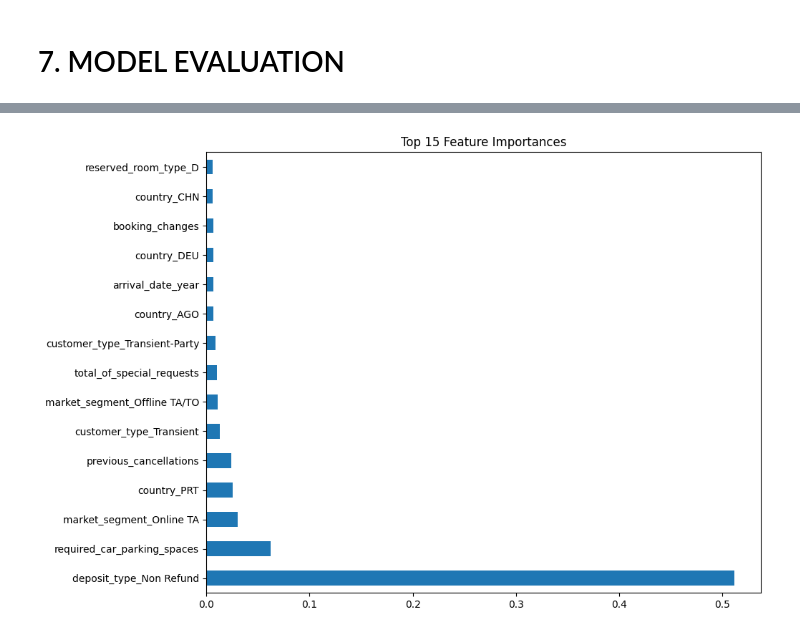
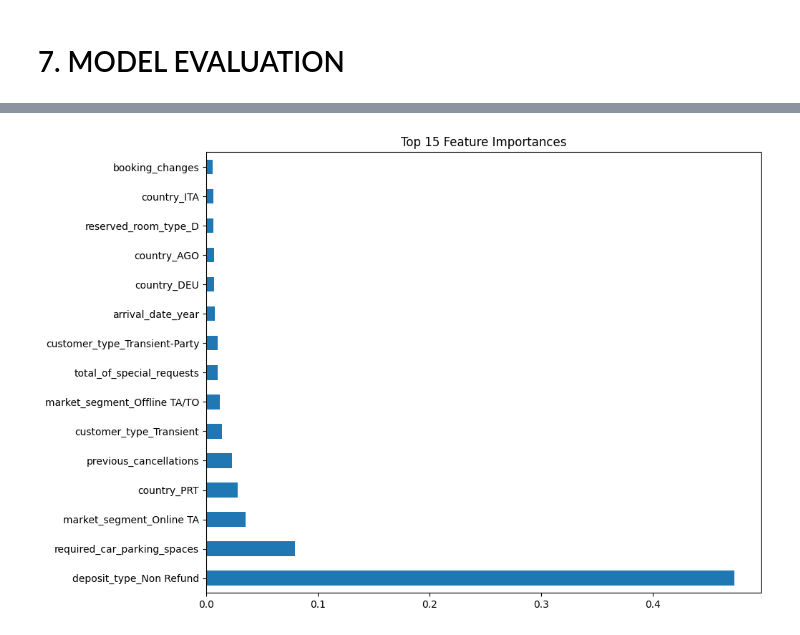
Before and after one commit to Swathi014/22ITCS100-Advanced-Machine-Learning, a Jupyter notebook: Hotel_Booking_Prediction.ipynb, the cells around one changed output, grey strips where cells are left out. Saved outputs shown, nothing was run; the diff lists cells and outputs as text; code cells hidden in the pictures.

```diff
--- a/Hotel_Booking_Prediction.ipynb
+++ b/Hotel_Booking_Prediction.ipynb
@@ -218,3 +222,9 @@ X_train[numerical_cols] = scaler.fit_transform(X_train[numerical_cols])
 X_test[numerical_cols] = scaler.transform(X_test[numerical_cols])
 # %% [markdown]
 # 6. MODEL TRAINING (XGBoost Classifier)
+# %%
+# 1. Calculate the optimal scale_pos_weight based on your original training set (X_train, y_train)
+# Ratio = Count of Negative Class (0) / Count of Positive Class (1)
+class_counts = Counter(y_train)
+weight = class_counts[0] / class_counts[1]
+print(f"Calculated scale_pos_weight for Class 1: {weight:.2f}")
@@ -221,9 +233,8 @@ X_test[numerical_cols] = scaler.transform(X_test[numerical_cols])
 # %%
-# Initialize and train the XGBoost model
-# We set parameters that favor higher accuracy
-print("\nTraining XGBoost Classifier...")
+# 2. Initialize and train the XGBoost model with the weight parameter
+print("\nTraining XGBoost Classifier with Cost-Sensitive Learning...")
 
-xgb_model = xgb.XGBClassifier(
+xgb_model_weighted = xgb.XGBClassifier(
     objective='binary:logistic',
     n_estimators=1000,
     learning_rate=0.05,
@@ -233,6 +244,8 @@ xgb_model = xgb.XGBClassifier(
     use_label_encoder=False,
     eval_metric='logloss',
     random_state=42,
-    tree_method='hist' # Faster training for large datasets
+    tree_method='hist',
+    # 🌟 THIS IS THE KEY CHANGE 🌟
+    scale_pos_weight=weight
 )
 # %% [output]
@@ -240,11 +253,10 @@ Training XGBoost Classifier...
 # %%
-xgb_model.fit(
+# Fit on the ORIGINAL training data
+xgb_model_weighted.fit(
     X_train, y_train,
     eval_set=[(X_test, y_test)],
     verbose=False
 )
-
-print("Model training complete.")
 # %% [output]
 Parameters: { "use_label_encoder" } are not used.
 
@@ -313,9 +346,9 @@ plt.show()
 # %%
 # Optional: Feature Importance Plot
 plt.figure(figsize=(10, 8))
-feat_importances = pd.Series(xgb_model.feature_importances_, index=X_train.columns)
+feat_importances = pd.Series(xgb_model_weighted.feature_importances_, index=X_train.columns)
 feat_importances.nlargest(15).plot(kind='barh')
 plt.title('Top 15 Feature Importances')
 plt.show()
 # %% [output]
-[figure, old version]
+[figure, new version]
```
Also changed, not shown: parts of 7 cells of this notebook.
